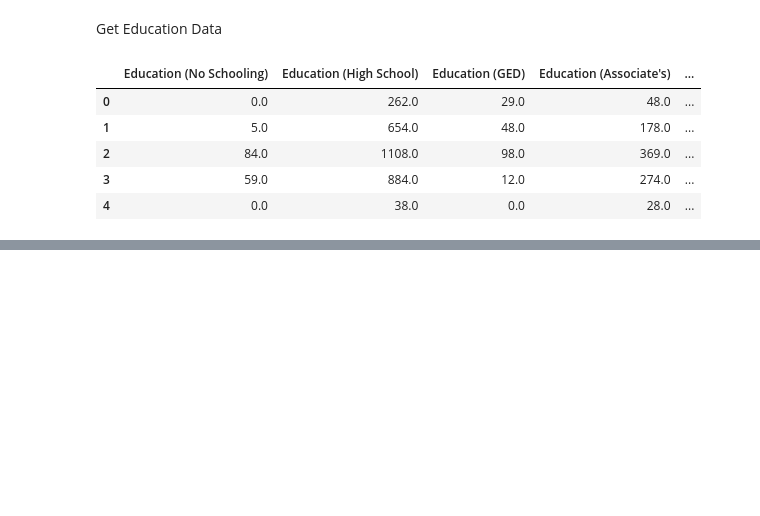
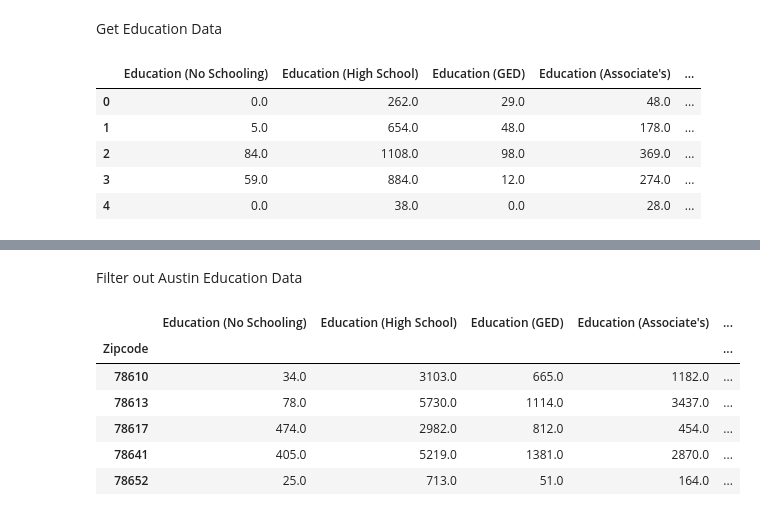
Before and after one commit to travis-tyler/AustinPopulationData, a Jupyter notebook: Rob/US_Census API.ipynb, the cells around one changed output, grey strips where cells are left out. Drawn from its saved outputs; the diff is of its cells as text; code cells hidden in the pictures; blank space fills up the shorter version.

```diff
--- a/Rob/US_Census API.ipynb
+++ b/Rob/US_Census API.ipynb
@@ -166,0 +228,18 @@ Filter out the Austin Data
+# %% [markdown]
+Filter out Austin Education Data
+# %%
+# Filter out rows where zipcode is in Austin
+Austin_education = us_education_df[us_education_df["Zipcode"].isin(Austin_zip_codes)]
+
+# Set zipcode as index
+Austin_education = Austin_education.set_index("Zipcode")
+
+Austin_education.head()
+# %% [output]
+|  | Education (No Schooling) | Education (High School) | Education (GED) | Education (Associate's) | ... |
+| Zipcode |  |  |  |  | ... |
+| 78610 | 34.0 | 3103.0 | 665.0 | 1182.0 | ... |
+| 78613 | 78.0 | 5730.0 | 1114.0 | 3437.0 | ... |
+| 78617 | 474.0 | 2982.0 | 812.0 | 454.0 | ... |
+| 78641 | 405.0 | 5219.0 | 1381.0 | 2870.0 | ... |
+| 78652 | 25.0 | 713.0 | 51.0 | 164.0 | ... |
```
Also changed, not shown: parts of 17 cells of this notebook, 37 other files.
